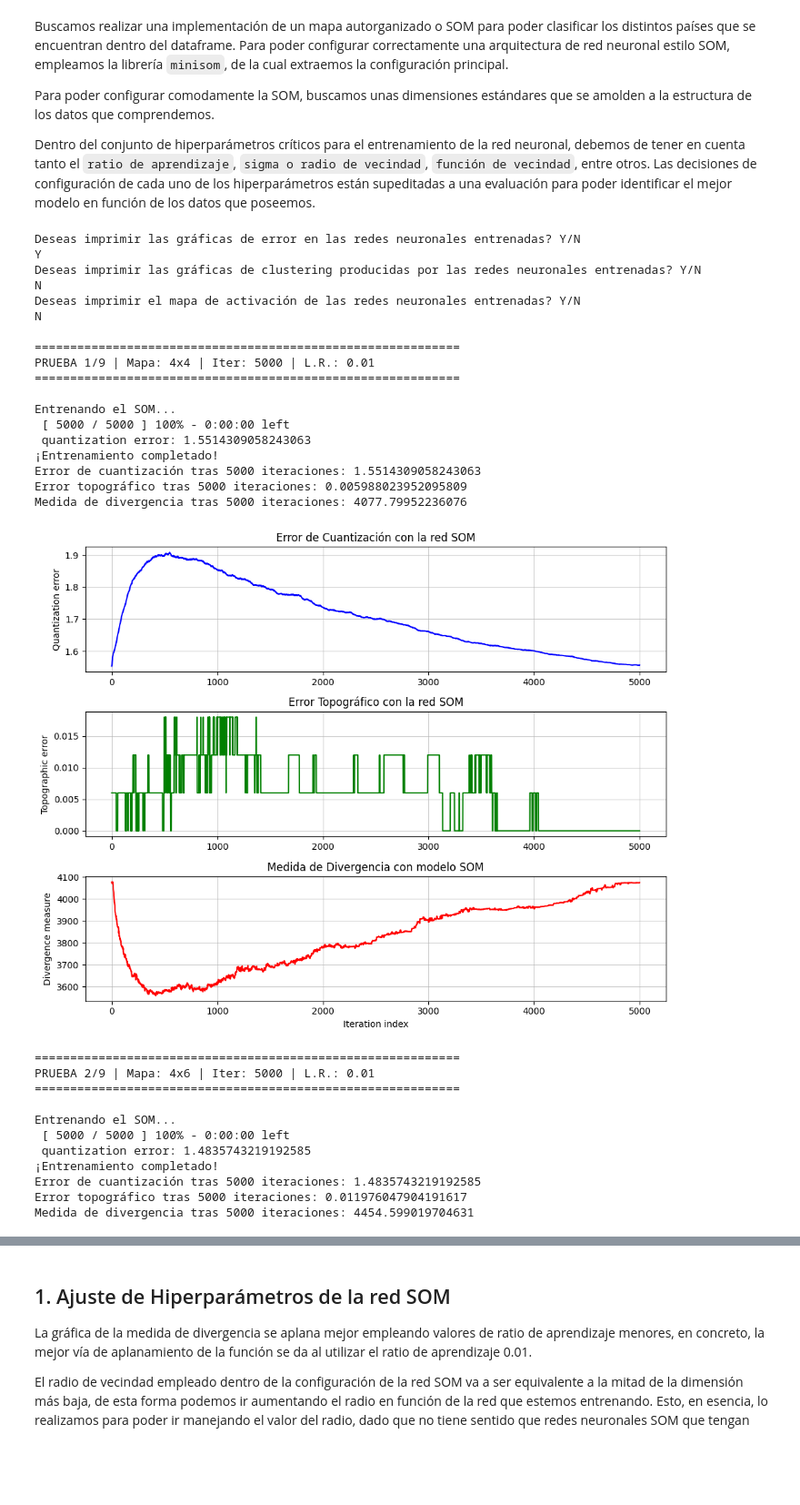
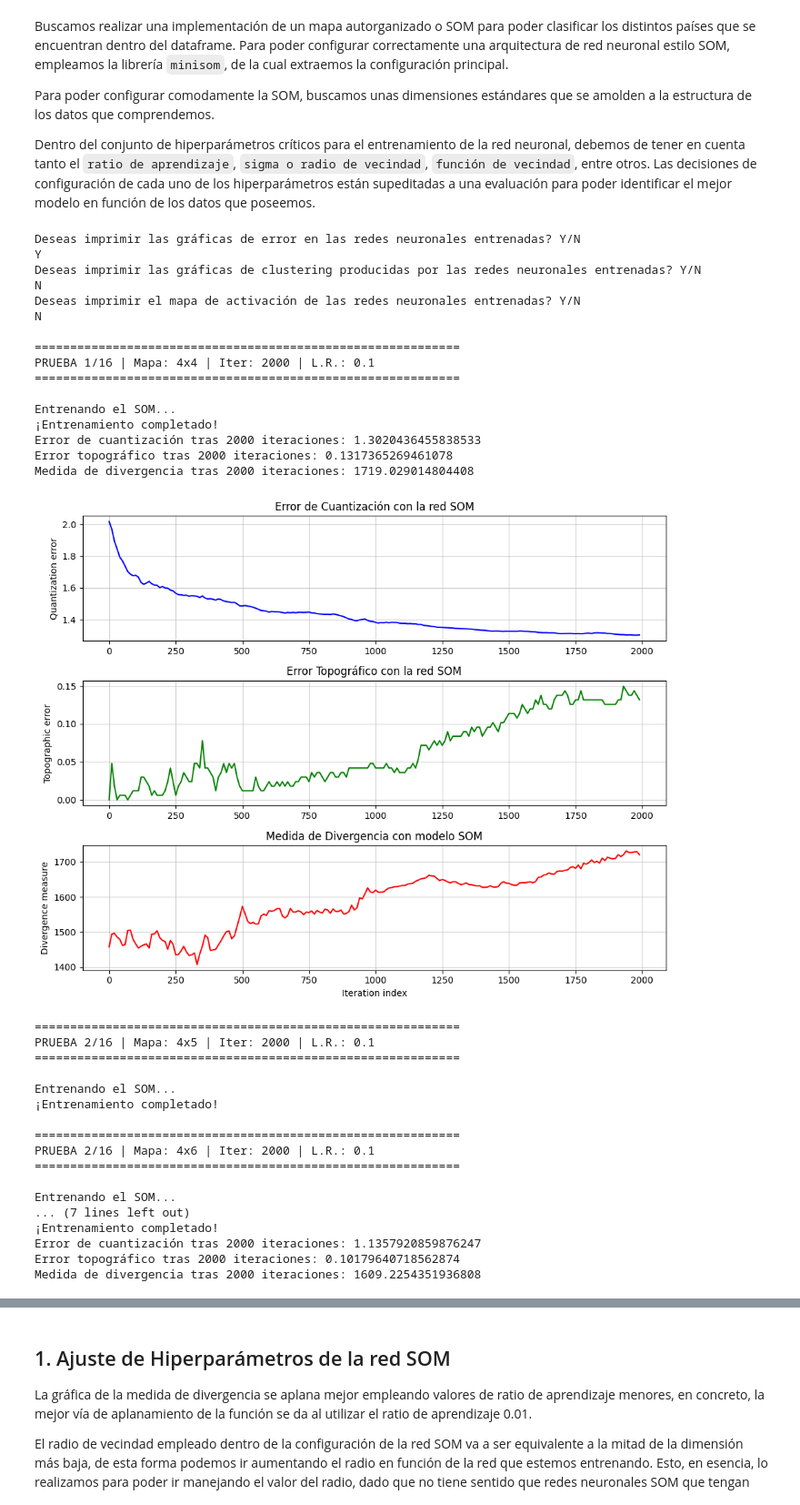
Before and after one commit to luis-sanchez-agulla/Grupo_3B_02_Mineros, a Jupyter notebook: PWI_Grupo2B.ipynb, the cells around one changed output, grey strips where cells are left out. Shown at 91% size. Cells and saved outputs as stored; diff of their text form; code cells hidden in the pictures; blank space fills up the shorter version.

```diff
--- a/PWI_Grupo2B.ipynb
+++ b/PWI_Grupo2B.ipynb
@@ -219,7 +219,7 @@ Dentro del conjunto de hiperparámetros críticos para el entrenamiento de la re
 columnas_dataset = df_scaled.shape[1] # Extraemos el conjunto de columnas del dataframe
 np.random.seed(10)
 
-def graficar_metricas_SOM(max_iter, som):
+def graficar_metricas_SOM(max_iter, som, q_error, t_error, d_error):
   """
   Summary:
   Función que grafica las métricas: Error Cuantización, Error Topológico y Medida de Divergencia de una red SOM.
@@ -227,39 +227,33 @@ def graficar_metricas_SOM(max_iter, som):
   Args:
     - max_iter: Número máximo de iteraciones para el entrenamiento.
     - som: red neuronal SOM entrenada.
+    - q_error: Error de cuantización.
+    - t_error: Error topográfico.
+    - d_error: Medida de divergencia.
 
   Returns:
     - Gráfica de las métricas.
   """
 
-  q_error = []
-  t_error = []
-  d_error = []
+  plt.figure(figsize=(10, 8))
 
-  for i in range(max_iter):
-      rand_i = np.random.randint(len(df_scaled))
-      som.update(df_scaled[rand_i], som.winner(df_scaled[rand_i]), i, max_iter)
-      q_error.append(som.quantization_error(df_scaled))
-      t_error.append(som.topographic_error(df_scaled))
-      d_error.append(som.distortion_measure(df_scaled))
-
-  plt.figure(figsize=(10, 8))
+  x_axis_iterations = np.arange(0, max_iter, 10)
 
   plt.subplot(3, 1, 1)
   plt.title("Error de Cuantización con la red SOM")
-  plt.plot(np.arange(max_iter), q_error, color='blue')
+  plt.plot(x_axis_iterations, q_error, color='blue')
   plt.ylabel('Quantization error')
   plt.grid(True, linestyle='-', alpha=0.6)
 
   plt.subplot(3, 1, 2)
   plt.title("Error Topográfico con la red SOM")
-  plt.plot(np.arange(max_iter), t_error, color='green')
+  plt.plot(x_axis_iterations, t_error, color='green')
   plt.ylabel('Topographic error')
   plt.grid(True, linestyle='-', alpha=0.6)
 
   plt.subplot(3, 1, 3)
   plt.title("Medida de Divergencia con modelo SOM")
-  plt.plot(np.arange(max_iter), d_error, color='red')
+  plt.plot(x_axis_iterations, d_error, color='red')
   plt.ylabel('Divergence measure')
   plt.xlabel('Iteration index')
   plt.grid(True, linestyle='-', alpha=0.6)
@@ -377,9 +371,13 @@ def entrenamiento_som(altura_mapa, anchura_mapa, max_iter, ratio_aprendizaje):
 
   Returns:
     - SOM entrenada en función de los parametros pasados
+    - Error de cuantización
+    - Error topográfico
+    - Medida de divergencia
   """
 
-  sigma = min(altura_mapa, anchura_mapa) / 2
+  # sigma = min(altura_mapa, anchura_mapa) / 2
+  sigma = 1
 
   som = MiniSom(
       x=altura_mapa,
@@ -394,10 +392,20 @@ def entrenamiento_som(altura_mapa, anchura_mapa, max_iter, ratio_aprendizaje):
   som.pca_weights_init(df_scaled)
 
   print("\nEntrenando el SOM...")
-  som.train_random(data=df_scaled, num_iteration=max_iter, verbose=True)
+  q_error = []
+  t_error = []
+  d_error = []
+
+  for i in range(max_iter):
+      rand_i = np.random.randint(len(df_scaled))
+      som.update(df_scaled[rand_i], som.winner(df_scaled[rand_i]), i, max_iter)
+      if i % 10 == 0:
+        q_error.append(som.quantization_error(df_scaled))
+        t_error.append(som.topographic_error(df_scaled))
+        d_error.append(som.distortion_measure(df_scaled))
   print("¡Entrenamiento completado!")
 
-  return som
+  return som, q_error, t_error, d_error
 
 def pruebas_SOM(max_iter, ratio_aprendizaje):
   """
@@ -435,7 +443,7 @@ def pruebas_SOM(max_iter, ratio_aprendizaje):
       print(f"PRUEBA {contador}/{total_pruebas} | Mapa: {altura}x{anchura} | Iter: {max_iter} | L.R.: {ratio_aprendizaje}")
       print(f"{'='*60}")
 
-      som = entrenamiento_som(altura, anchura, max_iter, ratio_aprendizaje)
+      som, q_error, t_error, d_error = entrenamiento_som(altura, anchura, max_iter, ratio_aprendizaje)
 
       error_cuantizacion = som.quantization_error(df_scaled)
       error_topografico = som.topographic_error(df_scaled)
@@ -447,50 +455,54 @@ def pruebas_SOM(max_iter, ratio_aprendizaje):
 
       print(f"Error de cuantización tras {max_iter} iteraciones: {error_cuantizacion}")
       print(f"Error topográfico tras {max_iter} iteraciones: {error_topografico}")
       print(f"Medida de divergencia tras {max_iter} iteraciones: {medida_divergencia}")
       print("\n")
 
       if respuesta_errores == "Y":
-        graficar_metricas_SOM(max_iter, som)
+        graficar_metricas_SOM(max_iter, som, q_error, t_error, d_error)
       if respuesta_clustering == "Y":
         cluster_con_SOM(som, df_scaled, altura, anchura)
       if respuesta_activacion == "Y":
         mapa_activacion_2D(som, df_scaled)
         graficar_histograma_3D_SOM(som, df_scaled)
 
       contador += 1
   print(f"Número de pruebas descartadas debido al umbral de medida del error topografico: {contador_pruebas_rechazadas}")
 
-pruebas_SOM(5000, 0.01)
+pruebas_SOM(2000, 0.1)
 # pruebas_SOM(1000, 0.1)
 # %% [output]
 Deseas imprimir las gráficas de error en las redes neuronales entrenadas? Y/N
 Y
 Deseas imprimir las gráficas de clustering producidas por las redes neuronales entrenadas? Y/N
 N
 Deseas imprimir el mapa de activación de las redes neuronales entrenadas? Y/N
 N
 
 ============================================================
-PRUEBA 1/9 | Mapa: 4x4 | Iter: 5000 | L.R.: 0.01
+PRUEBA 1/16 | Mapa: 4x4 | Iter: 2000 | L.R.: 0.1
 ============================================================
 
 Entrenando el SOM...
- [ 5000 / 5000 ] 100% - 0:00:00 left
- quantization error: 1.5514309058243063
 ¡Entrenamiento completado!
-Error de cuantización tras 5000 iteraciones: 1.5514309058243063
-Error topográfico tras 5000 iteraciones: 0.005988023952095809
-Medida de divergencia tras 5000 iteraciones: 4077.79952236076
+Error de cuantización tras 2000 iteraciones: 1.3020436455838533
+Error topográfico tras 2000 iteraciones: 0.1317365269461078
+Medida de divergencia tras 2000 iteraciones: 1719.029014804408
-[figure, old version]
+[figure, new version]
 ============================================================
-PRUEBA 2/9 | Mapa: 4x6 | Iter: 5000 | L.R.: 0.01
+PRUEBA 2/16 | Mapa: 4x5 | Iter: 2000 | L.R.: 0.1
 ============================================================
 
 Entrenando el SOM...
- [ 5000 / 5000 ] 100% - 0:00:00 left
- quantization error: 1.4835743219192585
 ¡Entrenamiento completado!
-Error de cuantización tras 5000 iteraciones: 1.4835743219192585
-Error topográfico tras 5000 iteraciones: 0.011976047904191617
-Medida de divergencia tras 5000 iteraciones: 4454.599019704631
+
+============================================================
+PRUEBA 2/16 | Mapa: 4x6 | Iter: 2000 | L.R.: 0.1
+============================================================
+
+Entrenando el SOM...
+... (7 lines left out)
+¡Entrenamiento completado!
+Error de cuantización tras 2000 iteraciones: 1.1357920859876247
+Error topográfico tras 2000 iteraciones: 0.10179640718562874
+Medida de divergencia tras 2000 iteraciones: 1609.2254351936808
```
Also changed, not shown: parts of 2 cells of this notebook.
